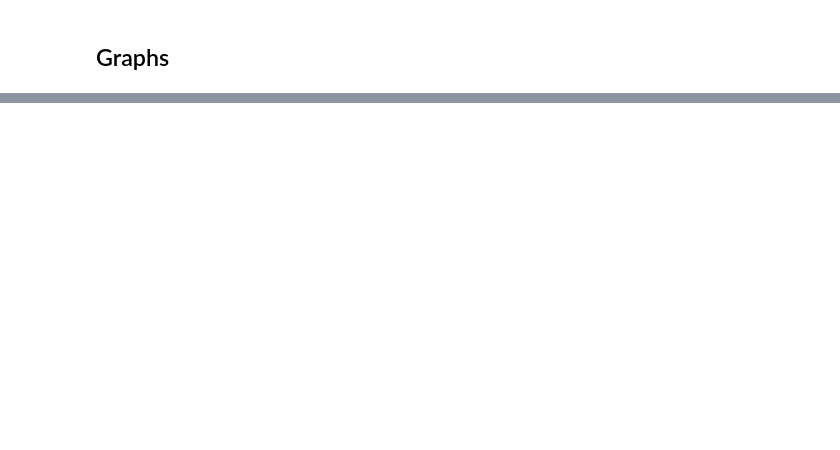
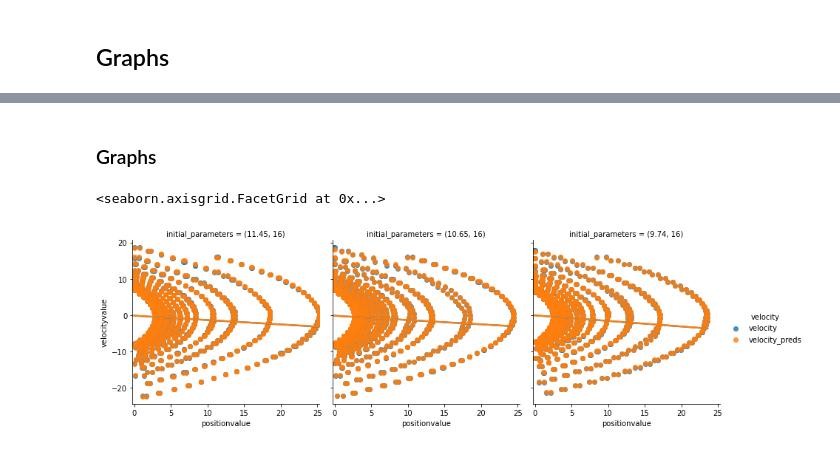
Before and after one commit to runnily/3095-Simulations-of-hybrid-systems-using-neural-networks, a Jupyter notebook: plots/hybrid systems/bouncing ball.ipynb, the cells around one changed output, grey strips where cells are left out. Cells and saved outputs as stored; diff of their text form; code cells hidden in the pictures; blank space fills up the shorter version.

```diff
--- a/plots/hybrid systems/bouncing ball.ipynb
+++ b/plots/hybrid systems/bouncing ball.ipynb
@@ -145,0 +214,2 @@ g.add_legend()
+# %%
+testing_preds = testing_preds(testing)
@@ -145,0 +229,2 @@ g.add_legend()
+# %%
+testing_preds = testing_preds.rename(columns={"position" : "position_preds", "velocity" : "velocity_preds"})
@@ -145,0 +240,2 @@ g.add_legend()
+# %%
+testing_and_predictions = pd.merge(testing, testing_preds, right_on=["time", "initial_parameters"], left_on=["time", "initial_parameters"])
@@ -145,0 +251,17 @@ g.add_legend()
+# %% [markdown]
+### Graphs
+# %%
+def hue(df, hue):
+    for var in hue:
+        columns = list(df.columns)
+        columns.remove(var)
+        columns.remove("{}_{}".format(var,"preds"))
+        df = df.melt(columns, var_name=var, value_name = f"{var}value")
+    return df
+# %%
+g = sns.FacetGrid(hue(testing_and_predictions, ["position", "velocity"]), col_wrap=3, height = 4, col="initial_parameters", hue="velocity")
+g.map(sns.regplot, "positionvalue", "velocityvalue", ci=None)
+g.add_legend()
+# %% [output]
+<seaborn.axisgrid.FacetGrid at 0x...>
+[figure, added]
```
Also changed, not shown: parts of 44 cells of this notebook, 22 other files.
